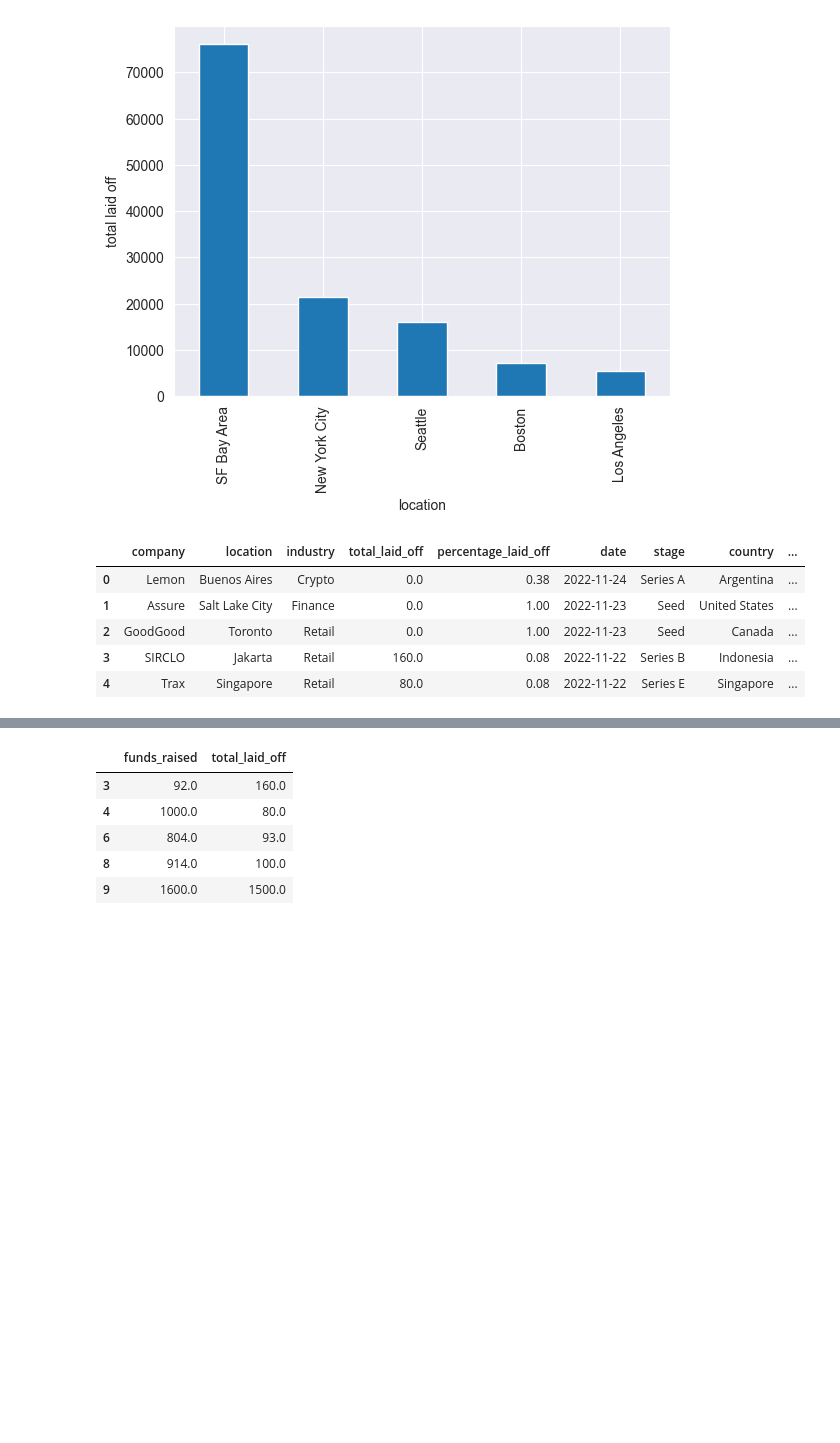
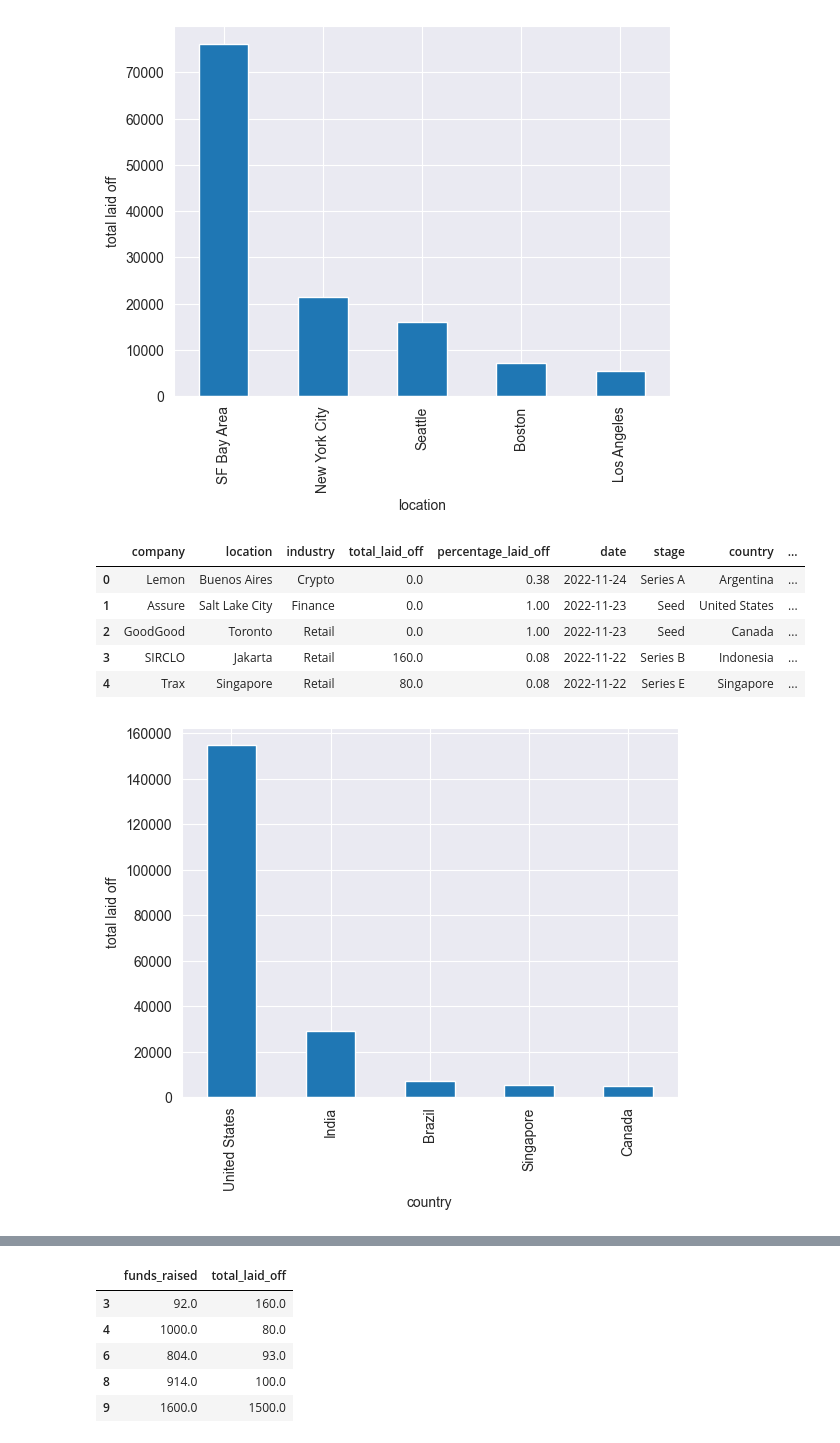
Before and after one commit to dolancode/info450, a Jupyter notebook: BDSFinalProject-master/final.ipynb, the cells around one changed output, grey strips where cells are left out. Cells and saved outputs as stored; diff of their text form; code cells hidden in the pictures; blank space fills up the shorter version.

```diff
--- a/BDSFinalProject-master/final.ipynb
+++ b/BDSFinalProject-master/final.ipynb
@@ -75,13 +75,15 @@ df[(df['country'] == 'United States')].groupby('location')['total_laid_off'].sum
 # %% [output]
 <AxesSubplot: xlabel='location', ylabel='total laid off'>
 [figure]
-# %%
-#nsame exact thing but by rest of world ^
-df.head()
-# %% [output]
-|  | company | location | industry | total_laid_off | percentage_laid_off | date | stage | country | ... |
-| 0 | Lemon | Buenos Aires | Crypto | 0.0 | 0.38 | 2022-11-24 | Series A | Argentina | ... |
-| 1 | Assure | Salt Lake City | Finance | 0.0 | 1.00 | 2022-11-23 | Seed | United States | ... |
-| 2 | GoodGood | Toronto | Retail | 0.0 | 1.00 | 2022-11-23 | Seed | Canada | ... |
-| 3 | SIRCLO | Jakarta | Retail | 160.0 | 0.08 | 2022-11-22 | Series B | Indonesia | ... |
-| 4 | Trax | Singapore | Retail | 80.0 | 0.08 | 2022-11-22 | Series E | Singapore | ... |
+# %%
+#layoffs by country
+df.groupby('country')['total_laid_off'].sum().sort_values(ascending=False).head().plot(ylabel="total laid off", kind='bar')
+df.head()
+# %% [output]
+|  | company | location | industry | total_laid_off | percentage_laid_off | date | stage | country | ... |
+| 0 | Lemon | Buenos Aires | Crypto | 0.0 | 0.38 | 2022-11-24 | Series A | Argentina | ... |
+| 1 | Assure | Salt Lake City | Finance | 0.0 | 1.00 | 2022-11-23 | Seed | United States | ... |
+| 2 | GoodGood | Toronto | Retail | 0.0 | 1.00 | 2022-11-23 | Seed | Canada | ... |
+| 3 | SIRCLO | Jakarta | Retail | 160.0 | 0.08 | 2022-11-22 | Series B | Indonesia | ... |
+| 4 | Trax | Singapore | Retail | 80.0 | 0.08 | 2022-11-22 | Series E | Singapore | ... |
+[figure, added]
```
Also changed, not shown: parts of 6 cells of this notebook, 1 other file.
